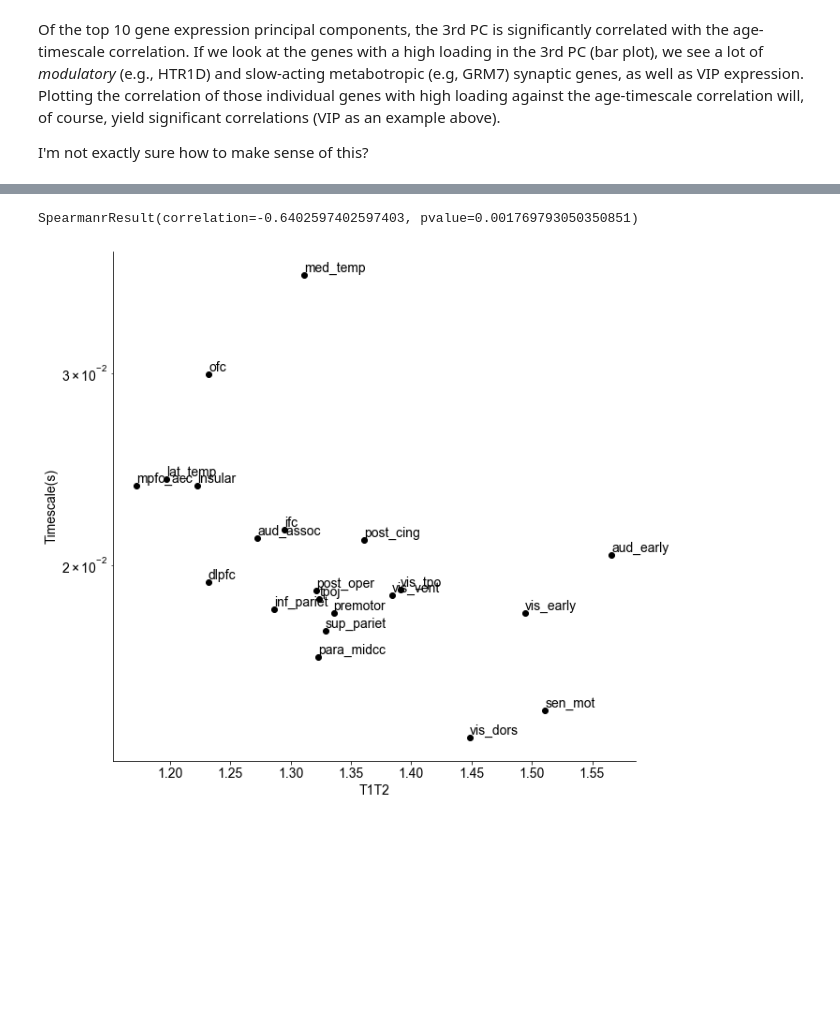
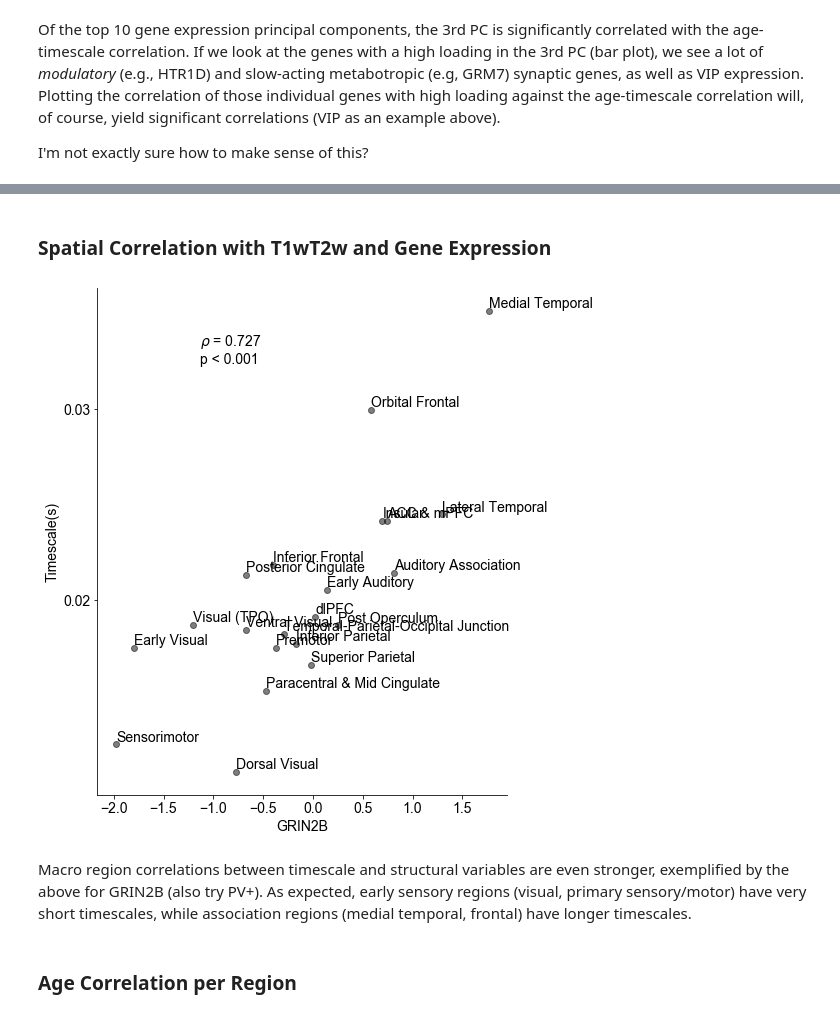
Before and after one commit to rdgao/field-echos, a Jupyter notebook: notebooks/viz_human_MMP.ipynb, the cells around one changed output, grey strips where cells are left out. Saved outputs shown, nothing was run; the diff lists cells and outputs as text; code cells hidden in the pictures; blank space fills up the shorter version.

```diff
--- a/notebooks/viz_human_MMP.ipynb
+++ b/notebooks/viz_human_MMP.ipynb
@@ -50,7 +50,7 @@ df_W_max = pd.read_csv('../data/df_human_W_max_%i.csv'%d_query, index_col=0)
 df_tau_weighted = pd.read_csv('../data/df_human_tau_weighted_%i.csv'%d_query, index_col=0)
 df_struct = pd.read_csv('../data/df_structural.csv', index_col=1)
 df_ecog = pd.read_csv('../data/df_human.csv', index_col=0)
-mmp_aggr = pd.read_csv('../data/mmp_macro.csv', index_col=0, names=['parcel','macro_region'])
+mmp_aggr = pd.read_csv('../data/mmp_macro.csv', index_col=0, names=['parcel','macro_region', 'macro_labels'])
 
 # get patient info for age-related analysis
 df_patient = df_ecog.groupby('patient').mean()[['gender', 'age']].astype(int)
@@ -445,9 +455,9 @@ I'm not exactly sure how to make sense of this?
 # %%
 # aggregating by macro region
-df_tau_macro = pd.DataFrame(columns=np.unique(mmp_aggr['macro_region']))
-df_struct_macro = pd.DataFrame(columns=np.unique(mmp_aggr['macro_region']))
-for i_r, r in mmp_aggr.groupby('macro_region'):
-    df_tau_macro[i_r] = compute_weighted_average(df_tau_weighted[r['parcel']], df_W_max[r['parcel']], axis=1, method='thresh_weighted')
+df_tau_macro = pd.DataFrame(columns=np.unique(mmp_aggr['macro_labels']))
+df_struct_macro = pd.DataFrame(columns=np.unique(mmp_aggr['macro_labels']))
+for i_r, r in mmp_aggr.groupby('macro_labels'):
+    df_tau_macro[i_r] = echo_utils.compute_weighted_average(df_tau_weighted[r['parcel']], df_W_max[r['parcel']], axis=1, method='thresh_weighted')
     df_struct_macro[i_r] = df_struct.loc[r['parcel']].mean(axis=0)
 
 df_struct_macro = df_struct_macro.T
@@ -474,16 +465,29 @@ SpearmanrResult(correlation=-0.2335185688272608, pvalue=0.07254335481257278)
+# %% [markdown]
+### Spatial Correlation with T1wT2w and Gene Expression
 # %%
-# macro-region level correlation
-struct_feat = 'T1T2'
-plt.figure(figsize=(10,10))
-plt.plot(df_struct_macro[struct_feat],df_tau_macro_mean, 'ok')
+struct_feat = 'GRIN2B'
+plt.figure(figsize=(8,8))
+x = df_struct_macro[struct_feat]
+y = df_tau_macro_mean
+
+plt.plot(x,y, 'ok', alpha=0.5)
 for mr in df_struct_macro.index:
     plt.annotate(mr, (df_struct_macro.loc[mr][struct_feat], df_tau_macro_mean[mr]),
-                 horizontalalignment='left', verticalalignment='bottom')
+                 horizontalalignment='left', verticalalignment='bottom', fontsize=14)
 
 plt.yscale('log');
 plt.xlabel(struct_feat); plt.ylabel('Timescale(s)');despine()
-stats.spearmanr(df_struct_macro[struct_feat],df_tau_macro.mean(0), nan_policy='omit')
+plt.yticks([0.02, 0.03], ['0.02', '0.03']);
+
+spearmanr(df_struct_macro[struct_feat],df_tau_macro.mean(0), nan_policy='omit')
+rho, pv_est, pv, _ = echo_utils.perm_spearman(x,y,1000)
+s = echo_utils.sig_str(rho, pv, form='text')
+plt.annotate(s, xy=(0.25, 0.85), xycoords='axes fraction');
+plt.tight_layout()
 # %% [output]
-SpearmanrResult(correlation=-0.6402597402597403, pvalue=0.001769793050350851)
-[figure, old version]
+[figure, new version]
+# %% [markdown]
+Macro region correlations between timescale and structural variables are even stronger, exemplified by the above for GRIN2B (also try PV+). As expected, early sensory regions (visual, primary sensory/motor) have very short timescales, while association regions (medial temporal, frontal) have longer timescales.
+# %% [markdown]
+### Age Correlation per Region
 # %%
```
Also changed, not shown: parts of 13 cells of this notebook, 2 other files.
